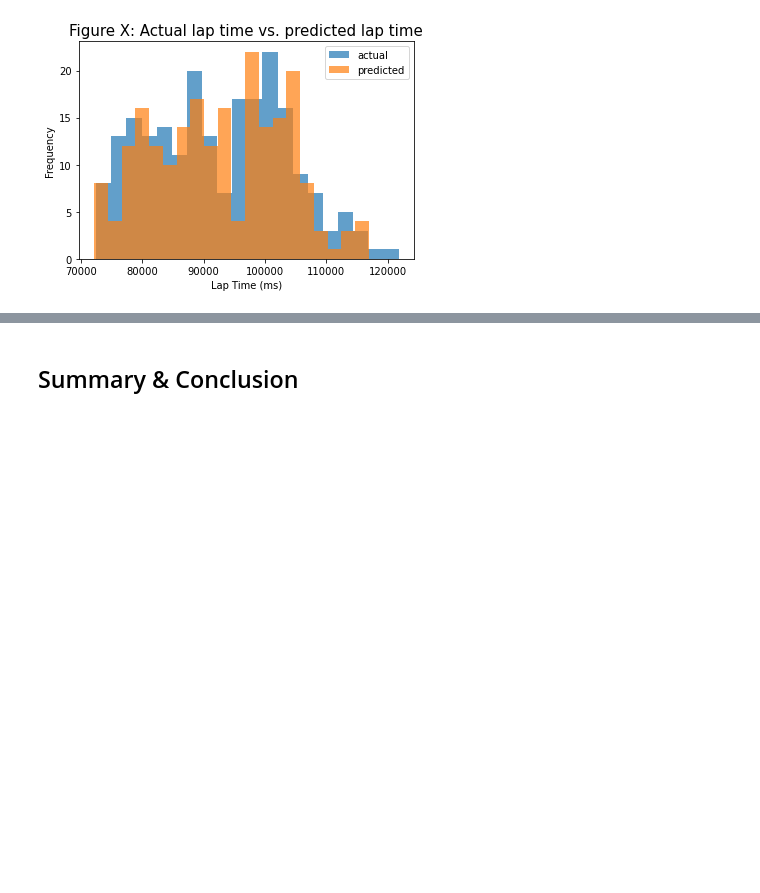
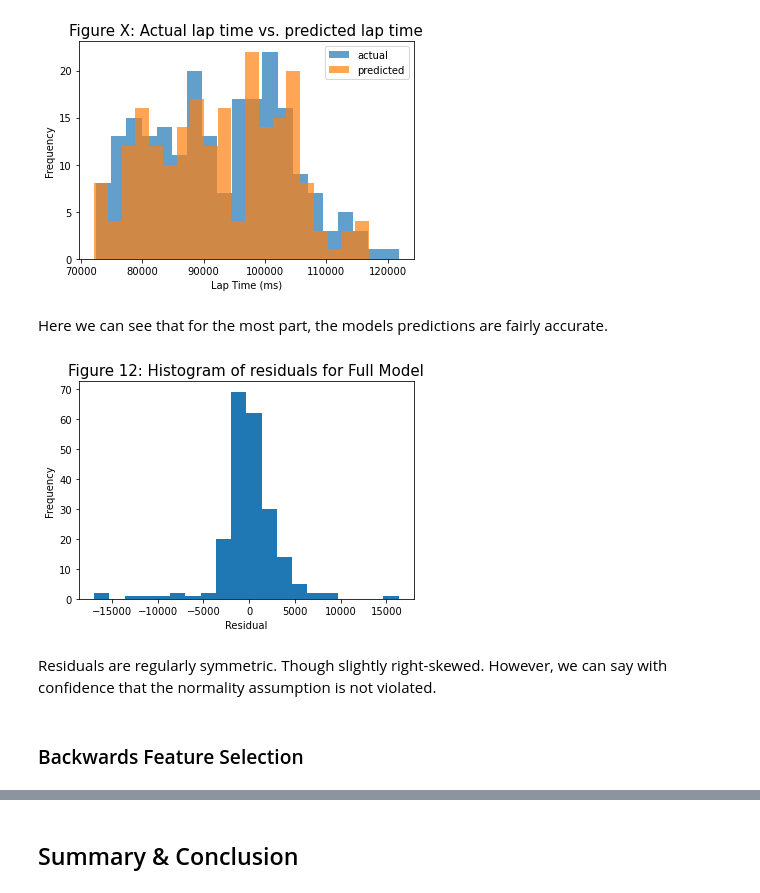
Before and after one commit to floeck/f1-weather-analysis, a Jupyter notebook: notebooks/V10FTW_Project.ipynb, the cells around one changed output, grey strips where cells are left out. Cells and saved outputs as stored; diff of their text form; code cells hidden in the pictures; blank space fills up the shorter version.

```diff
--- a/notebooks/V10FTW_Project.ipynb
+++ b/notebooks/V10FTW_Project.ipynb
@@ -487,3 +482,17 @@ plt.legend()
 plt.show();
 # %% [output]
 [figure]
+# %% [markdown]
+Here we can see that for the most part, the models predictions are fairly accurate.
+# %%
+plt.hist(residuals_full['residual'], bins = 20);
+plt.xlabel('Residual');
+plt.ylabel('Frequency');
+plt.title('Figure 12: Histogram of residuals for Full Model', fontsize=15);
+plt.show();
+# %% [output]
+[figure, added]
+# %% [markdown]
+Residuals are regularly symmetric. Though slightly right-skewed. However, we can say with confidence that the normality assumption is not violated.
+# %% [markdown]
+### Backwards Feature Selection
```
Also changed, not shown: parts of 18 cells of this notebook.
